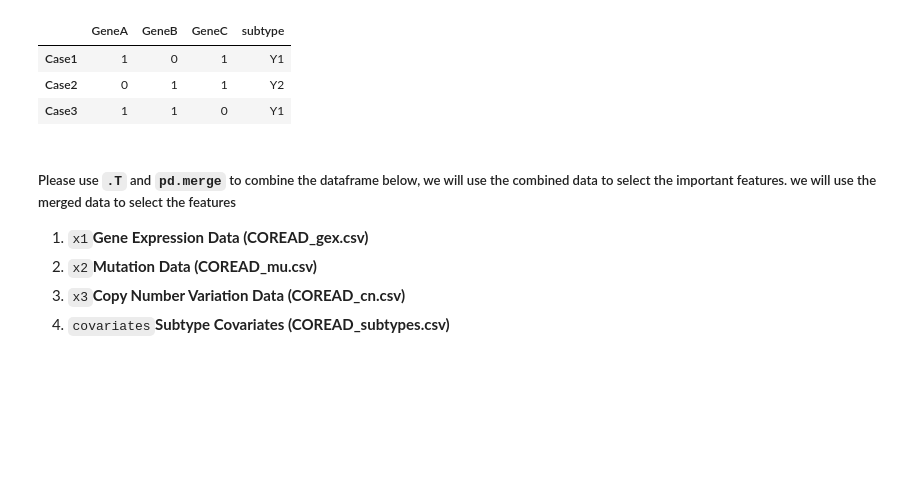
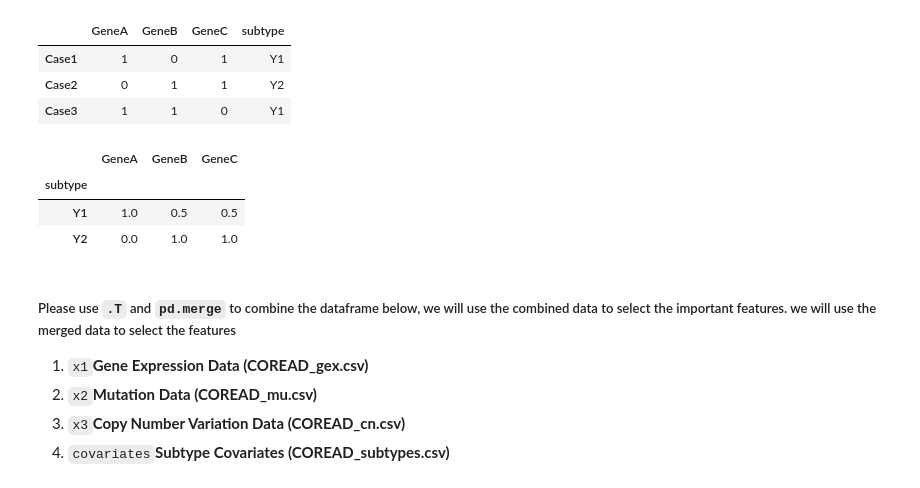
Before and after one commit to WanbingZeng/OMINEX, a Jupyter notebook: Chapeter 1 Data Loading and Preprocessing.ipynb, the cells around one changed output. Drawn from its saved outputs; the diff is of its cells as text; code cells hidden in the pictures; blank space fills up the shorter version.

```diff
--- a/Chapeter 1 Data Loading and Preprocessing.ipynb
+++ b/Chapeter 1 Data Loading and Preprocessing.ipynb
@@ -487,7 +551,7 @@ data2 = {
     'GeneB': [0, 1, 1],
     'GeneC': [1, 1, 0]
 }
-df2 = pd.DataFrame(data1, index=['Case1', 'Case2', 'Case3'])
+df2 = pd.DataFrame(data2, index=['Case1', 'Case2', 'Case3'])
 df2
 # %% [output]
 |  | GeneA | GeneB | GeneC |
@@ -522,6 +586,14 @@ merged_data
 | Case1 | 1 | 0 | 1 | Y1 |
 | Case2 | 0 | 1 | 1 | Y2 |
 | Case3 | 1 | 1 | 0 | Y1 |
+# %%
+group_mean = merged_data.groupby('subtype').mean()
+group_mean
+# %% [output]
+|  | GeneA | GeneB | GeneC |
+| subtype |  |  |  |
+| Y1 | 1.0 | 0.5 | 0.5 |
+| Y2 | 0.0 | 1.0 | 1.0 |
 # %% [markdown]
 ##### Please use `.T` and `pd.merge` to combine the dataframe below, we will use the combined data to select the important features. we will use the merged data to select the features
 1. `x1`**Gene Expression Data (COREAD_gex.csv)**
```
Also changed, not shown: parts of 26 cells of this notebook.
